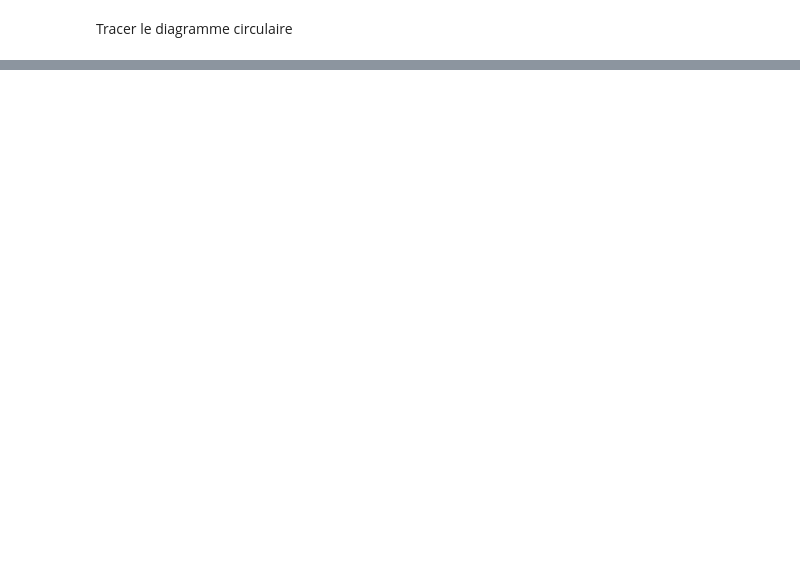
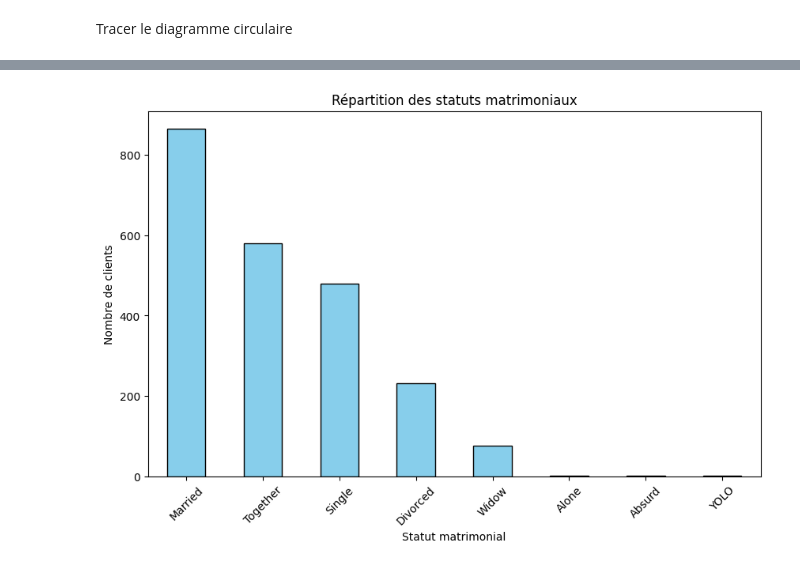
Before and after one commit to NdongoMamoudou/analyse-donnees-fraude-marketing, a Jupyter notebook: notebook/AnalyseDesCampagnesMarketing.ipynb, the cells around one changed output, grey strips where cells are left out. Saved outputs shown, nothing was run; the diff lists cells and outputs as text; code cells hidden in the pictures; blank space fills up the shorter version.

```diff
--- a/notebook/AnalyseDesCampagnesMarketing.ipynb
+++ b/notebook/AnalyseDesCampagnesMarketing.ipynb
@@ -198,0 +195,3 @@ plt.show()
+# %%
+matrimonial_count = df["Marital_Status"].value_counts()
+matrimonial_count
@@ -198,0 +209,11 @@ plt.show()
+# %%
+# Diagramme en barres
+plt.figure(figsize=(10, 6))
+matrimonial_count.plot(kind='bar', color='skyblue', edgecolor='black')
+plt.title("Répartition des statuts matrimoniaux")
+plt.xlabel("Statut matrimonial")
+plt.ylabel("Nombre de clients")
+plt.xticks(rotation=45)
+plt.show()
+# %% [output]
+[figure, added]
```
Also changed, not shown: parts of 19 cells of this notebook.
